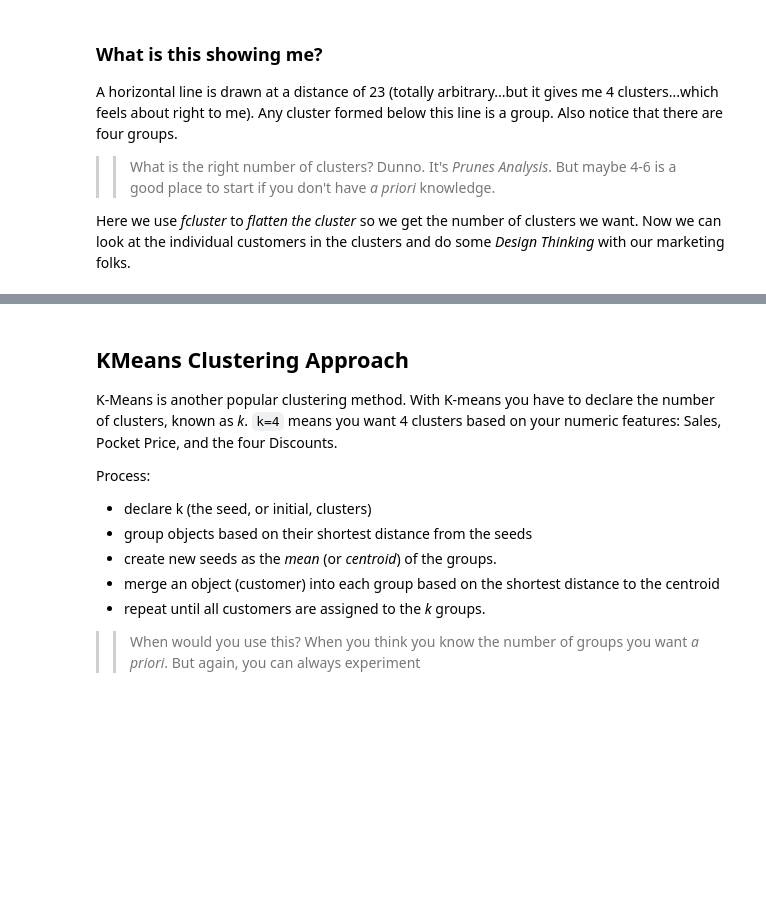
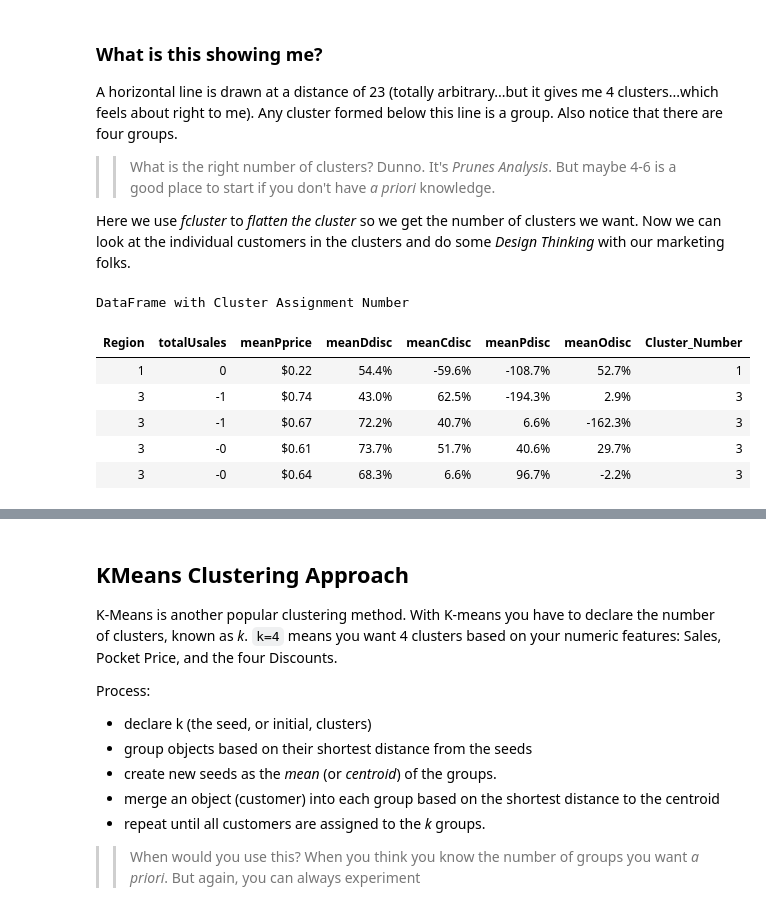
Before and after one commit to davew-msft/CustomerAnalytics, a Jupyter notebook: CustomerSegmentationAnalytics.ipynb, the cells around one changed output, grey strips where cells are left out. Cells and saved outputs as stored; diff of their text form; code cells hidden in the pictures; blank space fills up the shorter version.

```diff
--- a/CustomerSegmentationAnalytics.ipynb
+++ b/CustomerSegmentationAnalytics.ipynb
@@ -637,13 +638,21 @@ Here we use _fcluster_ to _flatten the cluster_ so we get the number of clusters
 # %%
 ##
 ## Identify the CIDs in each cluster
 ## Consider any cluster grouping formed below 23
 ##
-cluster_labels = fcluster( ward, max_dist, criterion = 'distance' )
-df_hclusters[ 'Cluster_Number' ] = cluster_labels
+clusterLabels = fcluster( ward, max_dist, criterion = 'distance' )
+dfClusters[ 'Cluster_Number' ] = clusterLabels
 
-display( df_hclusters.head().style.set_caption( 'DataFrame with Cluster Assignment Number' ).\
-    set_table_styles( tbl_styles ).hide_index().format( format_dict ) )
+display( dfClusters.head().style.set_caption( 'DataFrame with Cluster Assignment Number' ).\
+    set_table_styles( tbl_styles ).hide_index().format( formatting ) )
+# %% [output]
+DataFrame with Cluster Assignment Number
+| Region | totalUsales | meanPprice | meanDdisc | meanCdisc | meanPdisc | meanOdisc | Cluster_Number |
+| 1 | 0 | $0.22 | 54.4% | -59.6% | -108.7% | 52.7% | 1 |
+| 3 | -1 | $0.74 | 43.0% | 62.5% | -194.3% | 2.9% | 3 |
+| 3 | -1 | $0.67 | 72.2% | 40.7% | 6.6% | -162.3% | 3 |
+| 3 | -0 | $0.61 | 73.7% | 51.7% | 40.6% | 29.7% | 3 |
+| 3 | -0 | $0.64 | 68.3% | 6.6% | 96.7% | -2.2% | 3 |
 # %%
 ##
 ## Examine the cluster size distribution
```
Also changed, not shown: parts of 142 cells of this notebook, 5 other files.
